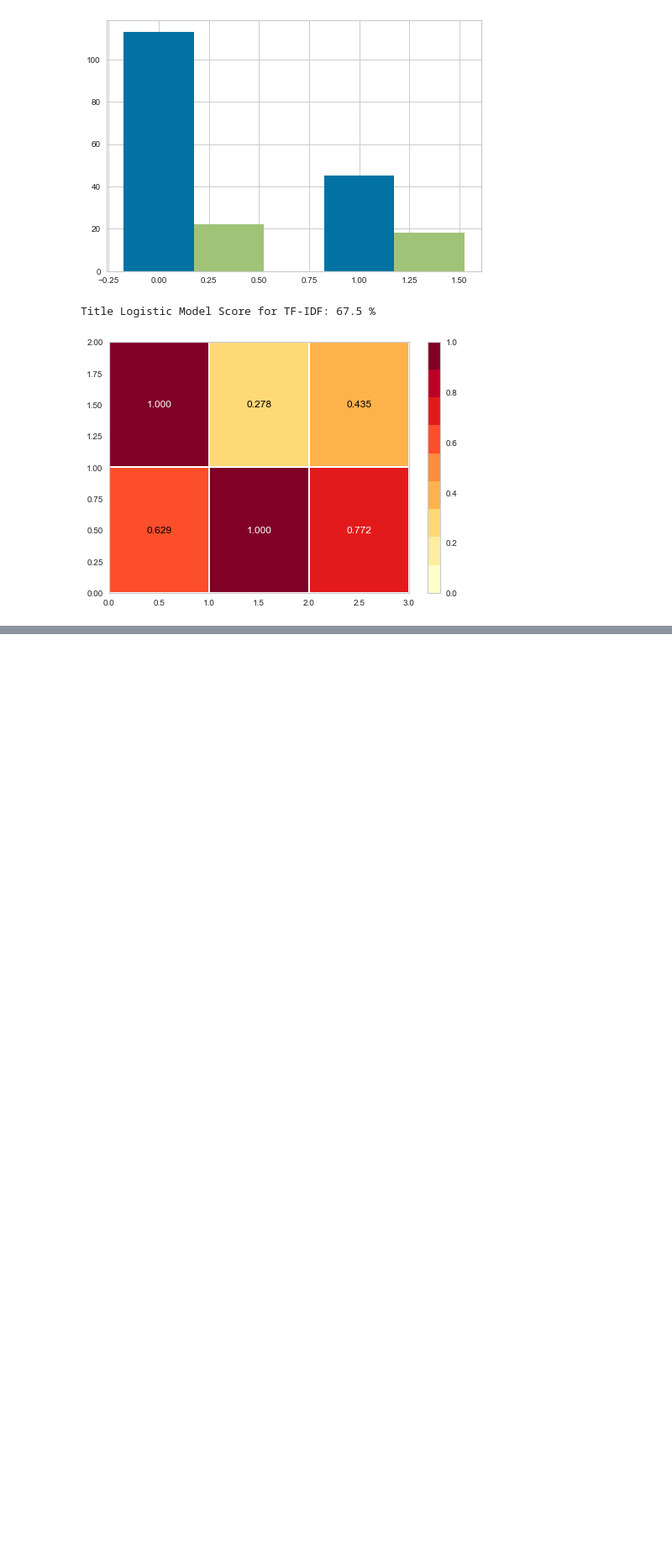
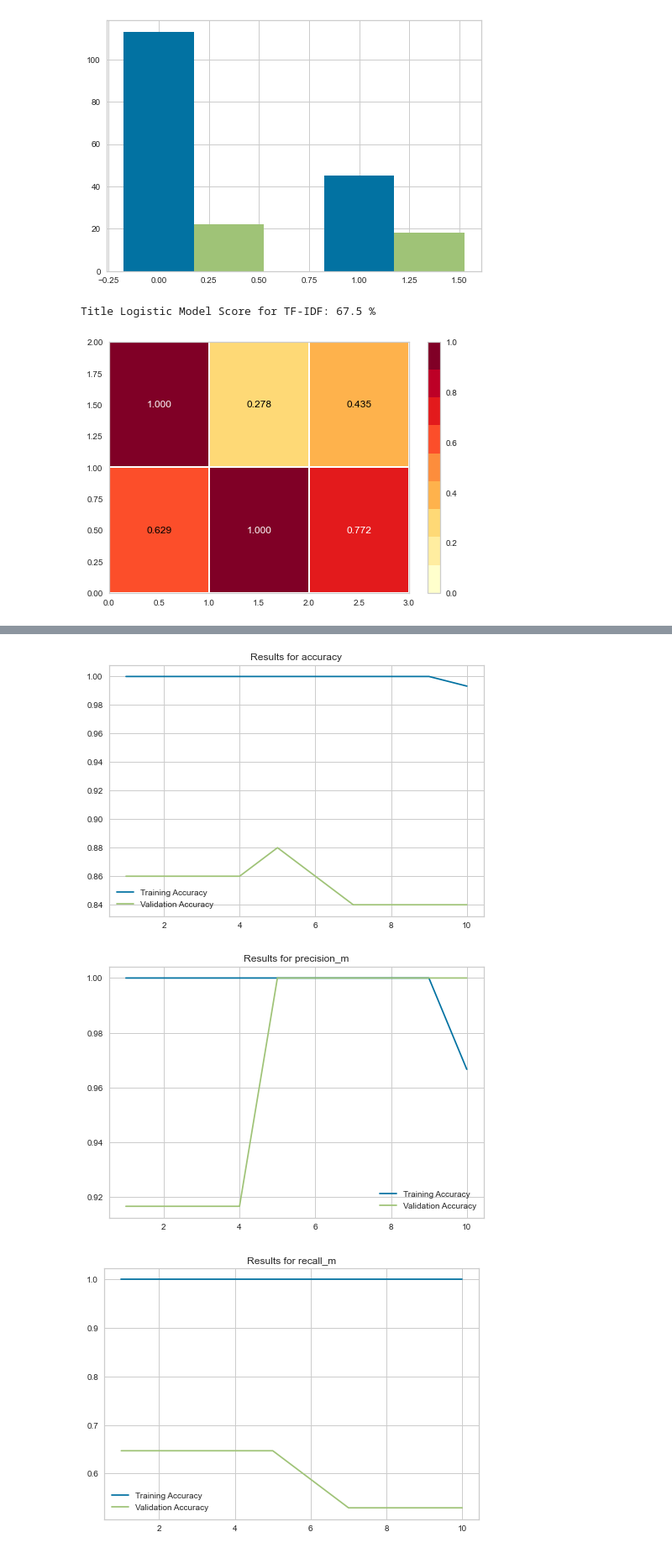
Before and after one commit to nabihanaqvie/SANA-Project, a Jupyter notebook: SANA.ipynb, the cells around one changed output, grey strips where cells are left out. Shown at 84% size. Drawn from its saved outputs; the diff is of its cells as text; code cells hidden in the pictures; blank space fills up the shorter version.

```diff
--- a/SANA.ipynb
+++ b/SANA.ipynb
@@ -486,0 +604,3 @@ Title Logistic Model Score for TF-IDF: 67.5 %
+# %%
+X_train_seq_padded = pad_sequences(X_train_seq, 200)
+X_test_seq_padded = pad_sequences(X_test_seq, 200)
@@ -486,0 +623,9 @@ Title Logistic Model Score for TF-IDF: 67.5 %
+# %%
+#Creating the model
+#dropout helps with overfitting
+model = Sequential()
+model.add(Embedding(len(tokenizer.index_word)+1, 100))
+model.add(LSTM(100,dropout=0, recurrent_dropout=0))
+model.add(Dense(100, activation='relu'))
+model.add(Dense(1, activation='sigmoid'))
+model.summary()
@@ -486,0 +650,10 @@ Title Logistic Model Score for TF-IDF: 67.5 %
+# %%
+# Compile the model
+model.compile(optimizer='adam',
+              loss='binary_crossentropy',
+              metrics=['accuracy', precision_m, recall_m])
+# %%
+# Fit the RNN model
+history = model.fit(X_train_seq_padded, y_train,
+                    batch_size=100, epochs=10,
+                    validation_data=(X_test_seq_padded, y_test))
@@ -486,0 +681,19 @@ Title Logistic Model Score for TF-IDF: 67.5 %
+# %%
+# Plot the evaluation metrics by each epoch for the model to see if we are over or underfitting
+import matplotlib.pyplot as plt
+
+for i in ['accuracy', 'precision_m', 'recall_m']:
+    acc = history.history[i]
+    val_acc = history.history['val_{}'.format(i)]
+    epochs = range(1, len(acc) + 1)
+
+    plt.figure()
+    plt.plot(epochs, acc, label='Training Accuracy')
+    plt.plot(epochs, val_acc, label='Validation Accuracy')
+    plt.title('Results for {}'.format(i))
+    plt.legend()
+    plt.show()
+# %% [output]
+[figure, added]
+[figure, added]
+[figure, added]
```
Also changed, not shown: parts of 20 cells of this notebook.
